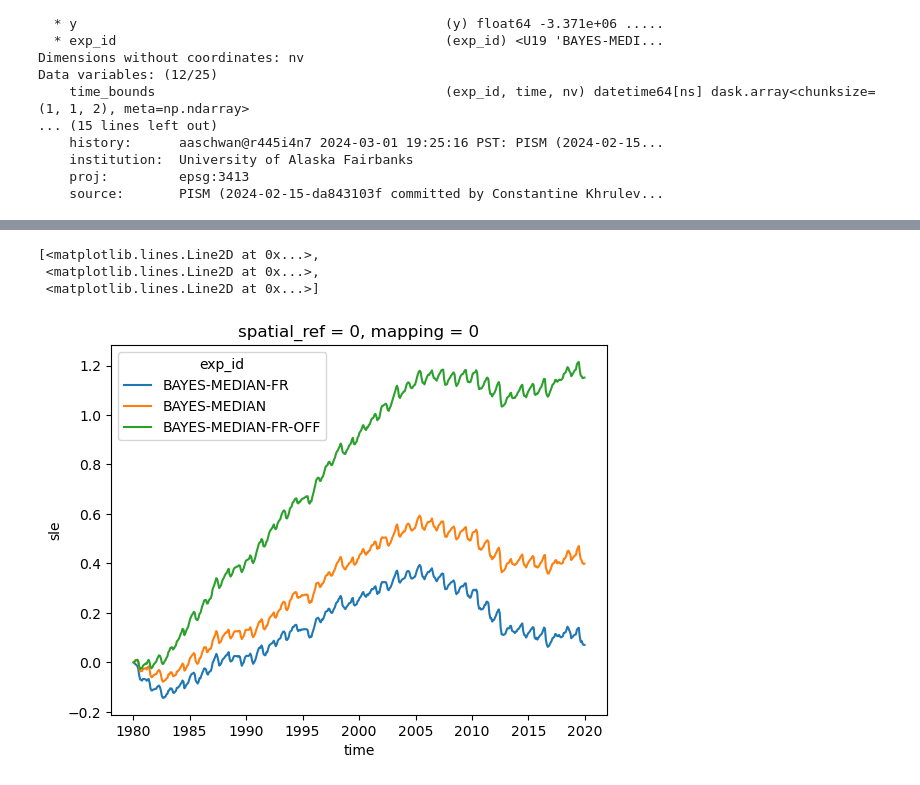
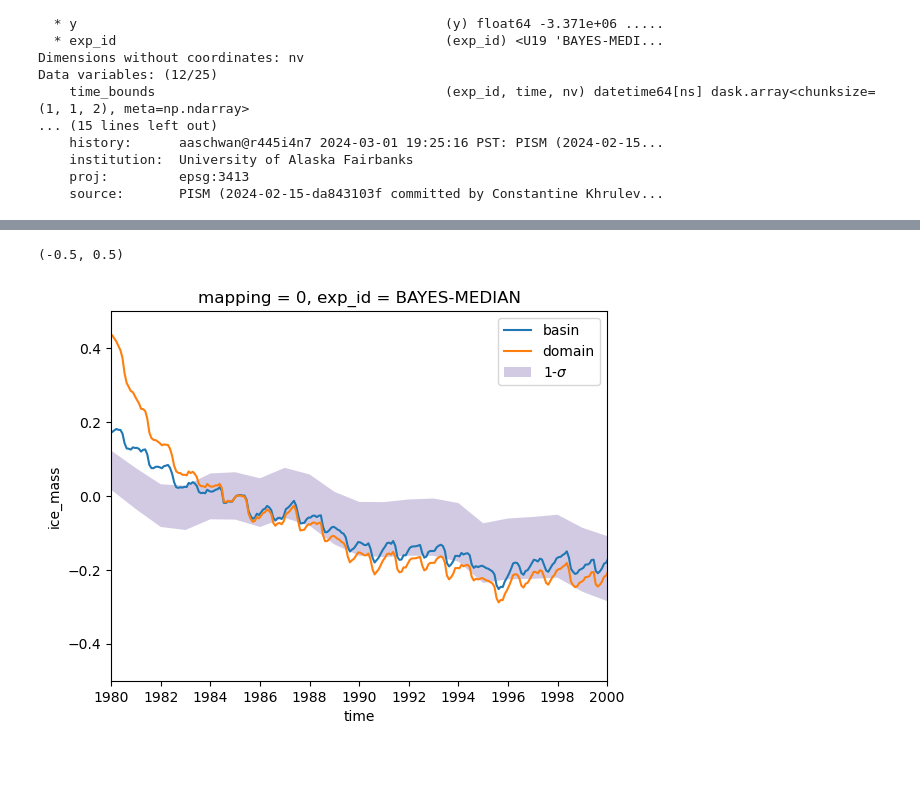
Before and after one commit to pism/pism-ragis, a Jupyter notebook: notebooks/analyze_ensmble_xr.ipynb, the cells around one changed output, grey strips where cells are left out. Drawn from its saved outputs; the diff is of its cells as text; code cells hidden in the pictures.

```diff
--- a/notebooks/analyze_ensmble_xr.ipynb
+++ b/notebooks/analyze_ensmble_xr.ipynb
@@ -27,8 +33,8 @@ ds = xr.open_mfdataset(spatial_urls, preprocess=preprocess_nc, concat_dim="exp_i
 # %%
 basins = gp.read_file("../data/basins/Greenland_Basins_PS_v1.4.2.shp").to_crs("EPSG:3413")
 # %%
-ds.rio.set_spatial_dims(x_dim="x", y_dim="y", inplace=True)
-ds.rio.write_crs("epsg:3413", inplace=True)
+spatial_ds.rio.set_spatial_dims(x_dim="x", y_dim="y", inplace=True)
+spatial_ds.rio.write_crs("epsg:3413", inplace=True)
 # %% [output]
 <xarray.Dataset>
 Dimensions:                                         (time: 480, exp_id: 3,
@@ -48,4 +54,5 @@ Data variables: (12/25)
     proj:         epsg:3413
     source:       PISM (2024-02-15-da843103f committed by Constantine Khrulev...
 # %%
-c = ds["sle"].rio.clip(basins.geometry)
+basin_sle = spatial_ds["sle"].rio.clip(basins.geometry).sum(dim=["x", "y"]).compute()
+basin_mass = spatial_ds["ice_mass"].rio.clip(basins.geometry).sum(dim=["x", "y"]).compute()
@@ -55,0 +62,7 @@ d = cc.compute()
+# %%
+domain_sle = spatial_ds["sle"].sum(dim=["x", "y"]).compute()
+domain_mass = spatial_ds["ice_mass"].sum(dim=["x", "y"]).compute()
+# %%
+domain_mass_scaled = (domain_mass - domain_mass.isel(time=60)) * kg2cmsle
+basin_mass_scaled = (basin_mass - basin_mass.isel(time=60)) * kg2cmsle
+scalar_mass_scaled = (scalar_mass - scalar_mass.isel(time=60)) * kg2cmsle
@@ -56,8 +80,35 @@ d = cc.compute()
 # %%
-d.plot.line(x="time", hue="exp_id")
+sim_colors = plt.rcParams['axes.prop_cycle'].by_key()['color'][1::]
+imbie_color = plt.rcParams['axes.prop_cycle'].by_key()['color'][0]
+#sim_colors = ["#882255", "#AA4499", "#CC6677", "#DDCC77", "#88CCEE", "#44AA99", "#117733", "#332288"]
+imbie_color = "k"
+imbie_color = "#238b45"
+mou_color = "#6a51a3"
+
+obs = mou_gis
+obs_color = mou_color
+
+sigma = 1
+mass_varname = "SLE (cm)"
+mass_uncertainty_varname = "SLE uncertainty (cm)"
+discharge_varname = "Rate of ice discharge (Gt/yr)"
+discharge_uncertainty_varname = "Rate of ice discharge uncertainty (Gt/yr)"
+smb_varname = "Rate of surface mass balance (Gt/yr)"
+smb_uncertainty_varname = "Rate of surface mass balance uncertainty (Gt/yr)"
+
+fig = plt.figure()
+ax = fig.add_subplot(111)
+basin_mass_scaled.sel(exp_id="BAYES-MEDIAN").plot.line(x="time", ax=ax, label="basin")
+domain_mass_scaled.sel(exp_id="BAYES-MEDIAN").plot.line(x="time", ax=ax, label="domain")
+obs_ci = ax.fill_between(obs["Date"],
+                    (obs[mass_varname] + sigma * obs[mass_uncertainty_varname]),
+                    (obs[mass_varname] - sigma * obs[mass_uncertainty_varname]),
+                    ls="solid", color=obs_color, lw=0, alpha=0.30, label="1-$\sigma$")
+ax.legend()
+#scalar_mass.sel(exp_id="BAYES-MEDIAN").plot.line(x="time", ax=ax)
+ax.set_xlim(pd.to_datetime("1980-1-1"), pd.to_datetime("2000-1-1"))
+ax.set_ylim(-0.5, 0.5)
 # %% [output]
-[<matplotlib.lines.Line2D at 0x...>,
- <matplotlib.lines.Line2D at 0x...>,
- <matplotlib.lines.Line2D at 0x...>]
+(-0.5, 0.5)
-[figure, old version]
+[figure, new version]
 # %%
```
Also changed, not shown: parts of 14 cells of this notebook, 3 other files.
